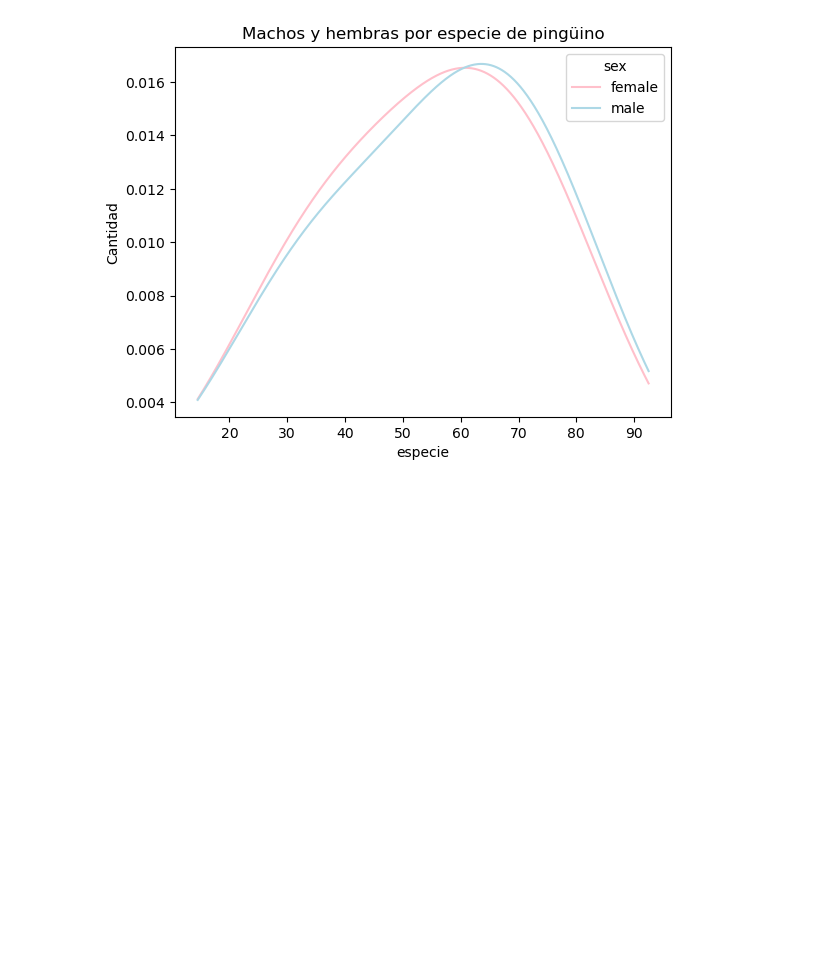
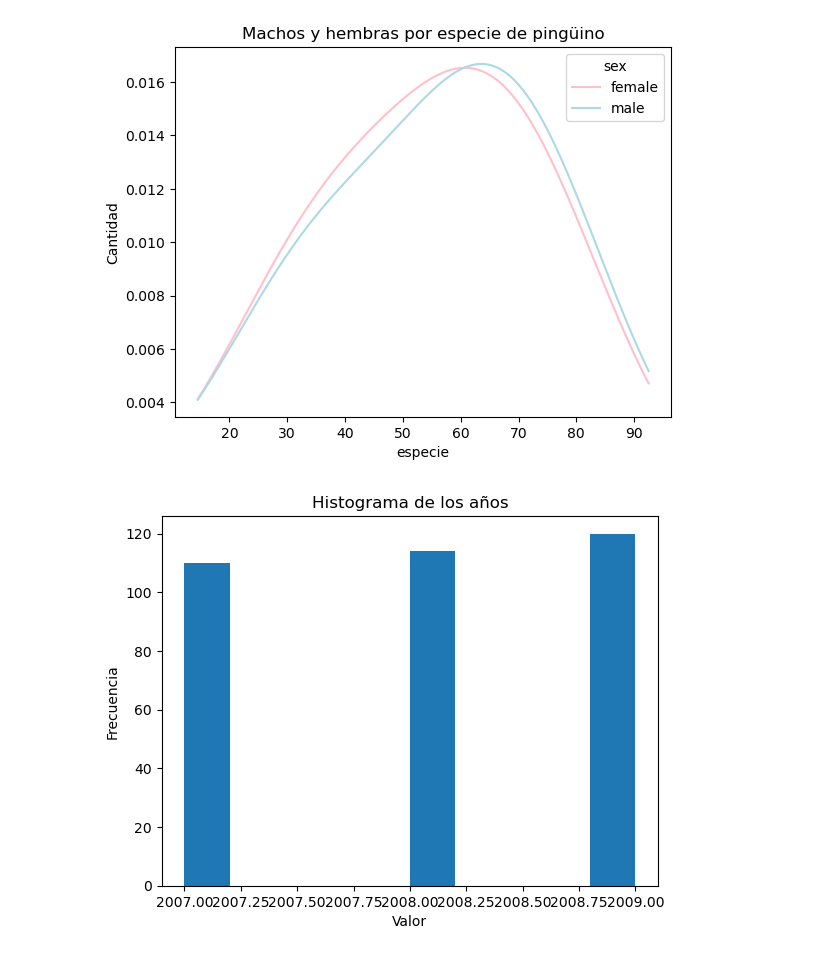
Before and after one commit to Luis3528/Analisis-de-datos-con-Pinguinos, a Jupyter notebook: pruebaJupyter.ipynb, the cells around one changed output. Cells and saved outputs as stored; diff of their text form; code cells hidden in the pictures; blank space fills up the shorter version.

```diff
--- a/pruebaJupyter.ipynb
+++ b/pruebaJupyter.ipynb
@@ -39,3 +39,11 @@ plt.ylabel('Cantidad')
 plt.show()
 # %% [output]
 [figure]
+# %%
+plt.hist(df['year'])
+plt.title('Histograma de los años')
+plt.xlabel('Valor')
+plt.ylabel('Frecuencia')
+plt.show()
+# %% [output]
+[figure, added]
```
